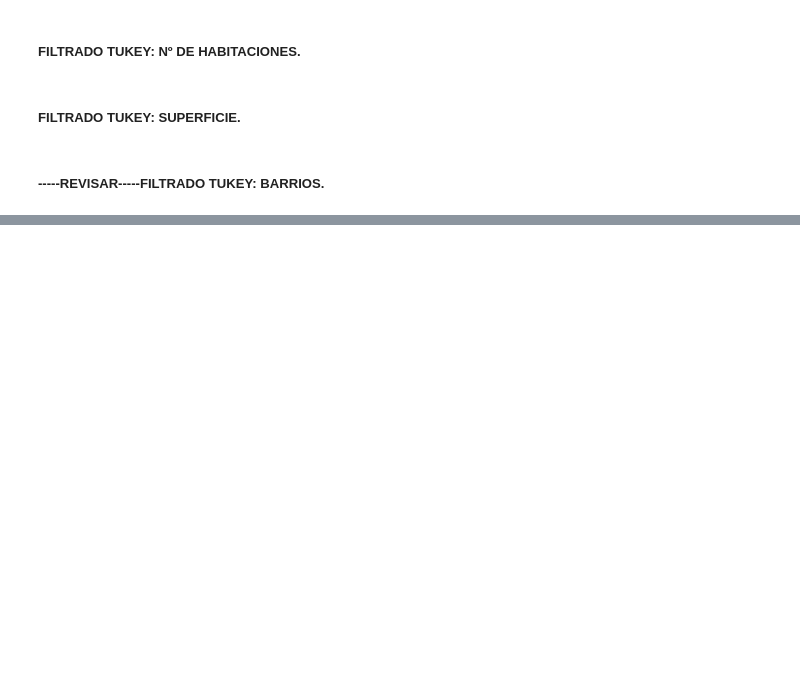
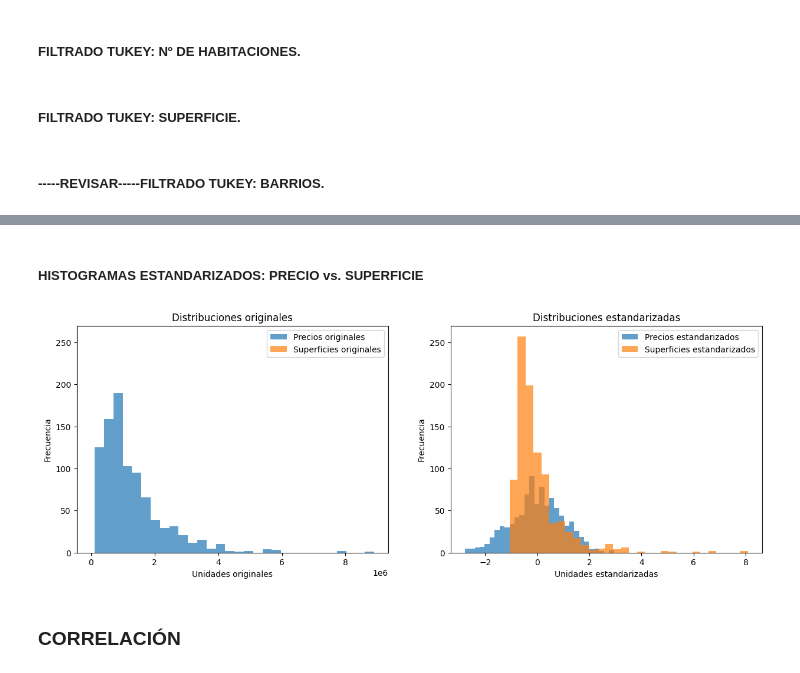
Before and after one commit to angovery/Data-Science-Bootcamp, a Jupyter notebook: Ejercicios_Evaluados/Modulo_2/ejercicio_modulo2.ipynb, the cells around one changed output, grey strips where cells are left out. Saved outputs shown, nothing was run; the diff lists cells and outputs as text; code cells hidden in the pictures; blank space fills up the shorter version.

```diff
--- a/Ejercicios_Evaluados/Modulo_2/ejercicio_modulo2.ipynb
+++ b/Ejercicios_Evaluados/Modulo_2/ejercicio_modulo2.ipynb
@@ -687,0 +978,12 @@ plt.show()
+# %%
+# Se estandarizan las superficies
+superficie_standard = (superficie_log - media_superficie_log) / desv_superficie_log
+
+# Se calculan las nuevas métricas a partir de los datos estandarizados.
+media_superficie_standard = np.mean(superficie_standard)
+mediana_superficie_standard = np.median(superficie_standard)
+desv_superficie_standard = np.std(superficie_standard)
+
+print(f"La media estandarizada de la superficie es: {media_superficie_standard}")
+print(f"La mediana estandarizada de la superficie es: {mediana_superficie_standard}")
+print(f"La desviación estándar estandarizada de la superficie es: {desv_superficie_standard}")
@@ -687,0 +1036,24 @@ plt.show()
+# %% [markdown]
+##### HISTOGRAMAS ESTANDARIZADOS: PRECIO vs. SUPERFICIE
+# %%
+plt.figure(figsize=(15,5))
+plt.subplot(1, 2, 1) # Se dibujan las distribuciones originales
+plt.hist(precios, bins=30, alpha=0.7, label="Precios originales")
+plt.hist(superficie, bins=30, alpha=0.7, label="Superficies originales")
+plt.title("Distribuciones originales")
+plt.xlabel("Unidades originales")
+plt.ylabel("Frecuencia")
+plt.legend()
+
+plt.subplot(1,2,2) # Se dibujan las distribuciones estandarizadas
+plt.hist(precios_standard, bins=30, alpha=0.7, label="Precios estandarizados")
+plt.hist(superficie_standard, bins=30, alpha=0.7, label="Superficies estandarizados")
+plt.title("Distribuciones estandarizadas")
+plt.xlabel("Unidades estandarizadas")
+plt.ylabel("Frecuencia")
+plt.legend()
+plt.show()
+# %% [output]
+[figure, added]
+# %% [markdown]
+### CORRELACIÓN
```
Also changed, not shown: parts of 58 cells of this notebook.
